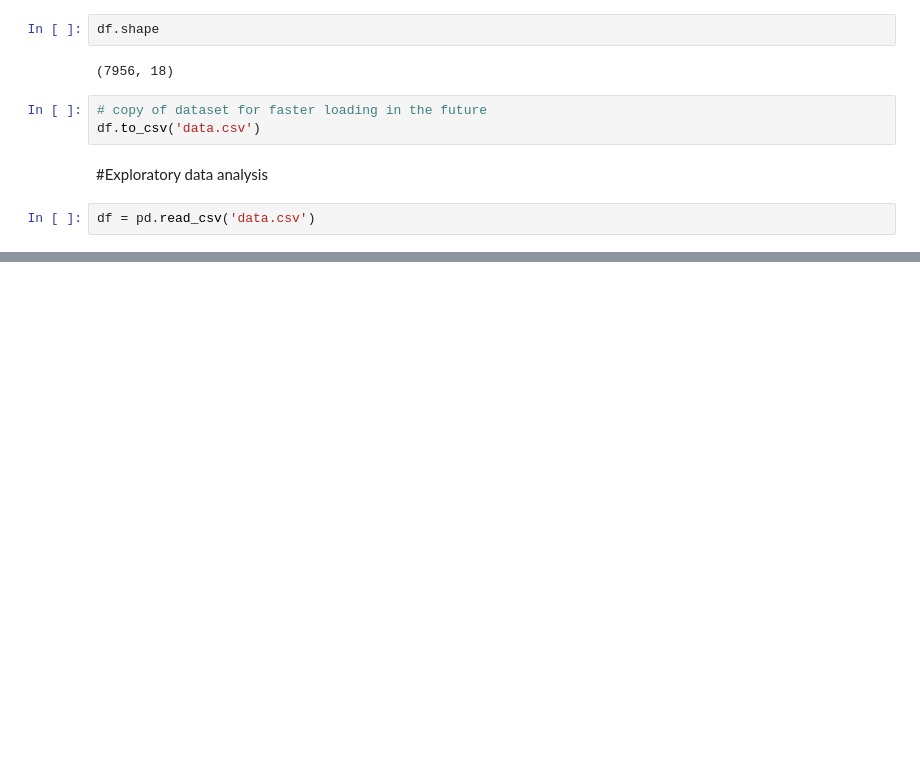
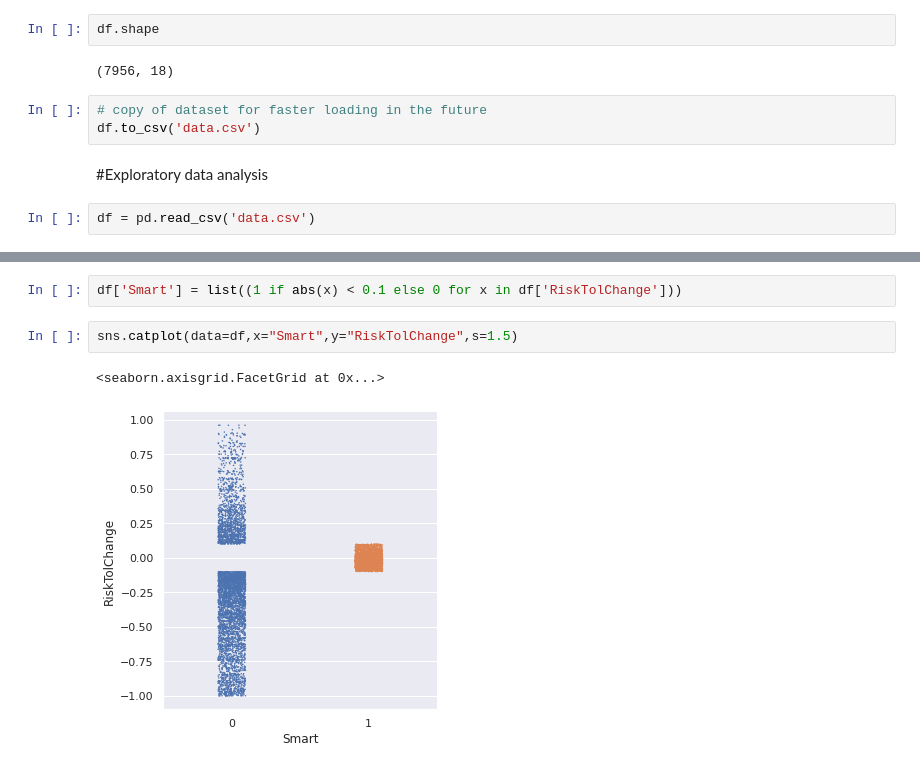
Before and after one commit to tomasz-te/Risk-Tolerance, a Jupyter notebook: Investor_risk_tolerance.ipynb, the cells around one changed output, grey strips where cells are left out. Drawn from its saved outputs; the diff is of its cells as text; blank space fills up the shorter version.

```diff
--- a/Investor_risk_tolerance.ipynb
+++ b/Investor_risk_tolerance.ipynb
@@ -136,0 +138,7 @@ plt.show()
+# %%
+df['Smart'] = list((1 if abs(x) < 0.1 else 0 for x in df['RiskTolChange']))
+# %%
+sns.catplot(data=df,x="Smart",y="RiskTolChange",s=1.5)
+# %% [output]
+<seaborn.axisgrid.FacetGrid at 0x...>
+[figure, added]
```
Also changed, not shown: parts of 17 cells of this notebook.
